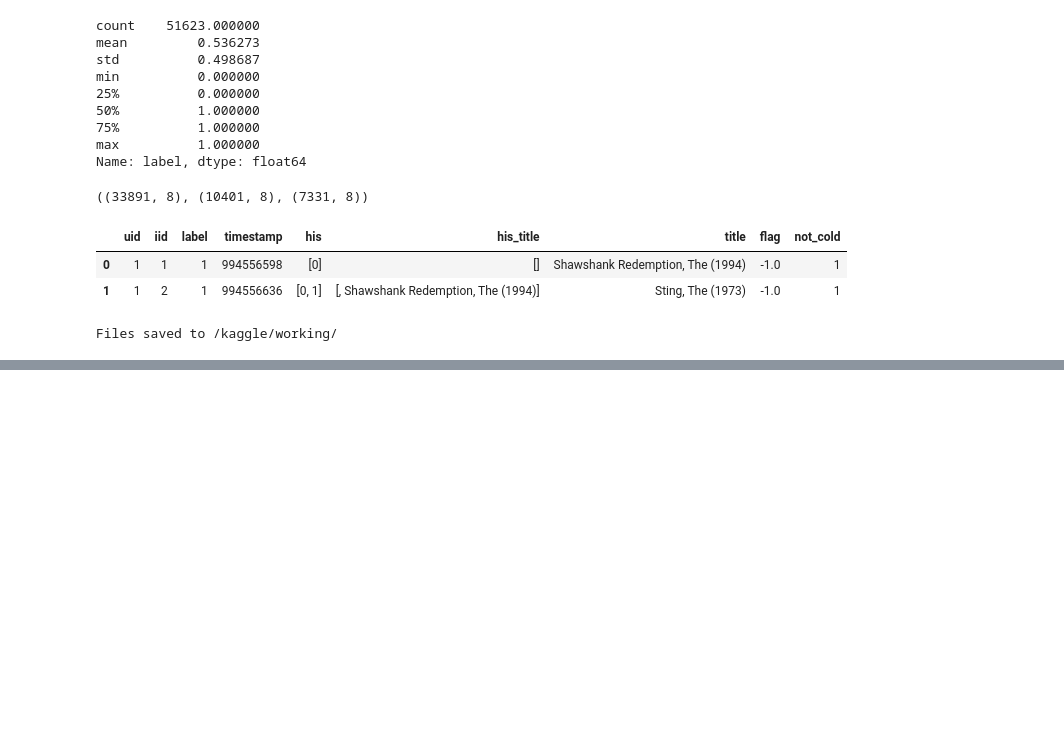
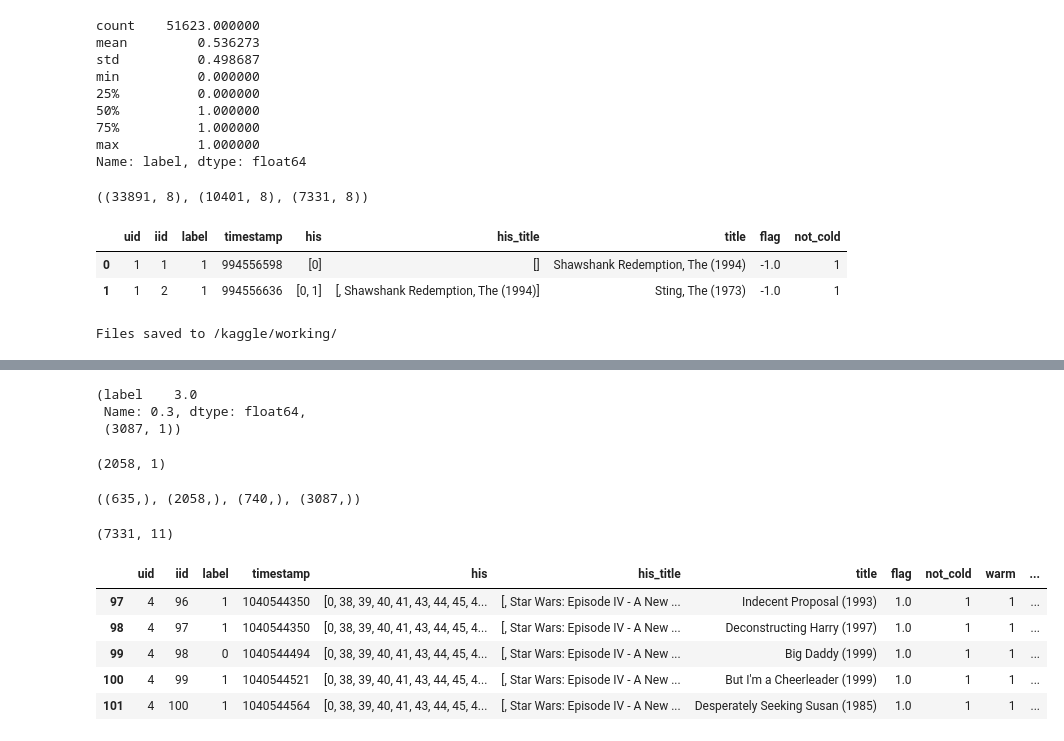
Before and after one commit to kechenkristin/RecLLM, a Jupyter notebook: movie-lens-dp.ipynb, the cells around one changed output, grey strips where cells are left out. Drawn from its saved outputs; the diff is of its cells as text; code cells hidden in the pictures; blank space fills up the shorter version.

```diff
--- a/movie-lens-dp.ipynb
+++ b/movie-lens-dp.ipynb
@@ -264,0 +281,5 @@ Files saved to /kaggle/working/
+# %%
+item_info = train_.groupby('iid').agg({"label":'count'})
+item_info.shape
+
+train_item = np.array(list(item_info.index))
@@ -264,0 +298,34 @@ Files saved to /kaggle/working/
+# %%
+item_info.quantile(0.3),item_info.shape
+# %% [output]
+(label    3.0
+ Name: 0.3, dtype: float64,
+ (3087, 1))
+# %%
+item_info = item_info[item_info.label>3]
+item_info.shape
+# %% [output]
+(2058, 1)
+# %%
+warm_user = np.array(list(user_info.index))
+warm_item = np.array(list(item_info.index))
+# %%
+warm_user.shape, warm_item.shape, train_user.shape, train_item.shape
+# %% [output]
+((635,), (2058,), (740,), (3087,))
+# %%
+test_['warm'] = test_[['uid','iid']].apply(lambda x: x.uid in warm_user and x.iid in warm_item, axis=1).astype("int")
+test_['cold'] = test_[['uid','iid']].apply(lambda x: x.uid not in train_user and x.iid not in train_item, axis=1).astype("int")
+# %%
+test_.shape
+# %% [output]
+(7331, 11)
+# %%
+test_.head()
+# %% [output]
+|  | uid | iid | label | timestamp | his | his_title | title | flag | not_cold | warm | ... |
+| 97 | 4 | 96 | 1 | 1040544350 | [0, 38, 39, 40, 41, 43, 44, 45, 4... | [, Star Wars: Episode IV - A New ... | Indecent Proposal (1993) | 1.0 | 1 | 1 | ... |
+| 98 | 4 | 97 | 1 | 1040544350 | [0, 38, 39, 40, 41, 43, 44, 45, 4... | [, Star Wars: Episode IV - A New ... | Deconstructing Harry (1997) | 1.0 | 1 | 1 | ... |
+| 99 | 4 | 98 | 0 | 1040544494 | [0, 38, 39, 40, 41, 43, 44, 45, 4... | [, Star Wars: Episode IV - A New ... | Big Daddy (1999) | 1.0 | 1 | 1 | ... |
+| 100 | 4 | 99 | 1 | 1040544521 | [0, 38, 39, 40, 41, 43, 44, 45, 4... | [, Star Wars: Episode IV - A New ... | But I'm a Cheerleader (1999) | 1.0 | 1 | 1 | ... |
+| 101 | 4 | 100 | 1 | 1040544564 | [0, 38, 39, 40, 41, 43, 44, 45, 4... | [, Star Wars: Episode IV - A New ... | Desperately Seeking Susan (1985) | 1.0 | 1 | 1 | ... |
```
Also changed, not shown: parts of 10 cells of this notebook.
